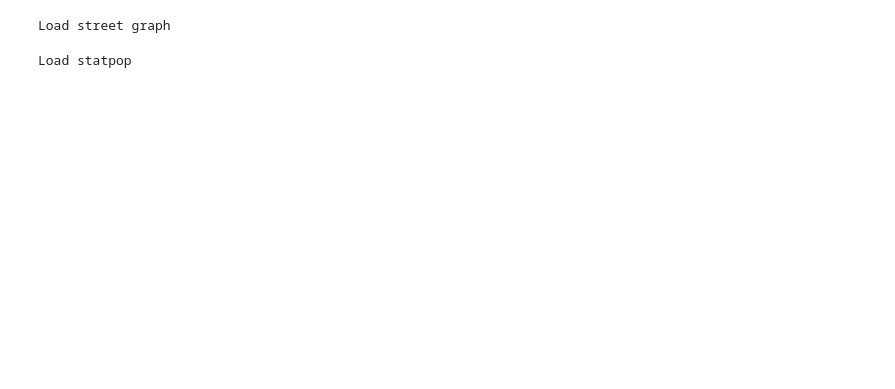
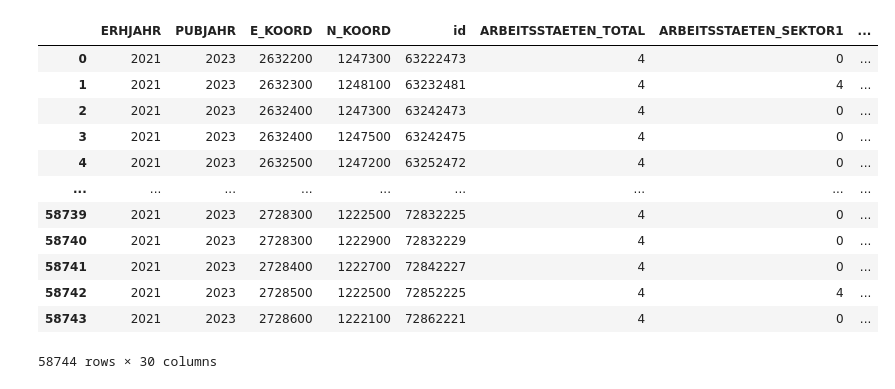
Before and after one commit to lukasballo/snman, a Jupyter notebook: scripts_accessibility_paper/r5.ipynb, the cells around one changed output. Saved outputs shown, nothing was run; the diff lists cells and outputs as text; code cells hidden in the pictures; blank space fills up the shorter version.

```diff
--- a/scripts_accessibility_paper/r5.ipynb
+++ b/scripts_accessibility_paper/r5.ipynb
@@ -21,20 +22,14 @@ outputs_path = os.path.join(data_directory, 'outputs', PERIMETER)
 
 CRS_internal = 2056      # for Zurich
 # %%
-print('Load street graph')
-G = snman.io.load_street_graph(
-    os.path.join(process_path, 'street_graph_edges.gpkg'),
-    os.path.join(process_path, 'street_graph_nodes.gpkg'),
-    crs=CRS_internal
-)
+if 0:
+    print('Load street graph')
+    G = snman.io.load_street_graph(
+        os.path.join(outputs_path, 'G_edges.gzip'),
+        os.path.join(outputs_path, 'G_nodes.gzip'),
+        crs=CRS_internal
+    )
 
-snman.street_graph.organize_edge_directions(G)
+    snman.street_graph.organize_edge_directions(G)
+
+    nodes, edges = oxc.graph_to_gdfs(G)
-# %% [output]
-Load street graph
-# %%
-print('Load statpop')
-statpop = snman.io.import_geofile_to_gdf(
-    os.path.join(inputs_path, 'switzerland', 'switzerland', 'statpop', 'statpop2017_zrh_north-west.gpkg')
-)
-# %% [output]
-Load statpop
@@ -45 +36,22 @@ nodes['id'] = nodes.index
+# %%
+# Import Statent grid
+statent = gpd.read_parquet(
+    os.path.join(inputs_path, 'switzerland', 'switzerland', 'statent', 'STATENT_2021_ebc_10_reduced_fields.gzip')
+)
+statent.rename(columns={'RELI': 'id'}, inplace=True)
+statent
+# %% [output]
+|  | ERHJAHR | PUBJAHR | E_KOORD | N_KOORD | id | ARBEITSSTAETEN_TOTAL | ARBEITSSTAETEN_SEKTOR1 | ... |
+| 0 | 2021 | 2023 | 2632200 | 1247300 | 63222473 | 4 | 0 | ... |
+| 1 | 2021 | 2023 | 2632300 | 1248100 | 63232481 | 4 | 4 | ... |
+| 2 | 2021 | 2023 | 2632400 | 1247300 | 63242473 | 4 | 0 | ... |
+| 3 | 2021 | 2023 | 2632400 | 1247500 | 63242475 | 4 | 0 | ... |
+| 4 | 2021 | 2023 | 2632500 | 1247200 | 63252472 | 4 | 0 | ... |
+| ... | ... | ... | ... | ... | ... | ... | ... | ... |
+| 58739 | 2021 | 2023 | 2728300 | 1222500 | 72832225 | 4 | 0 | ... |
+| 58740 | 2021 | 2023 | 2728300 | 1222900 | 72832229 | 4 | 0 | ... |
+| 58741 | 2021 | 2023 | 2728400 | 1222700 | 72842227 | 4 | 0 | ... |
+| 58742 | 2021 | 2023 | 2728500 | 1222500 | 72852225 | 4 | 4 | ... |
+| 58743 | 2021 | 2023 | 2728600 | 1222100 | 72862221 | 4 | 0 | ... |
+58744 rows × 30 columns
 # %%
```
Also changed, not shown: parts of 33 cells of this notebook, 40 other files.
